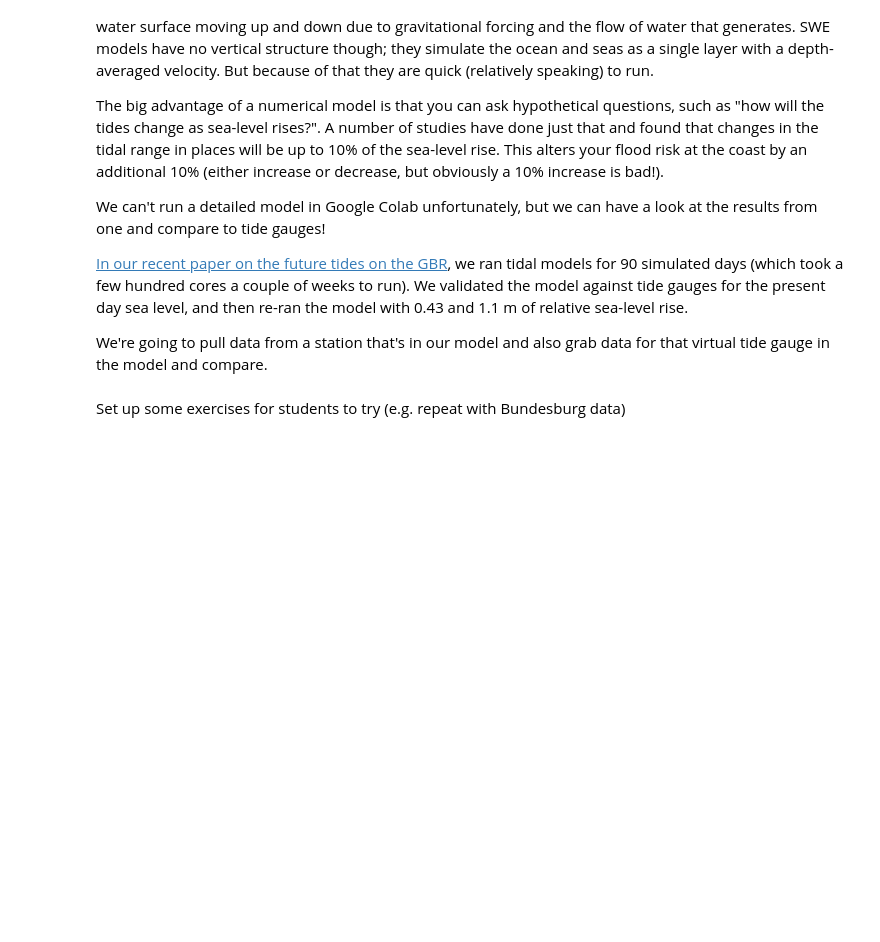
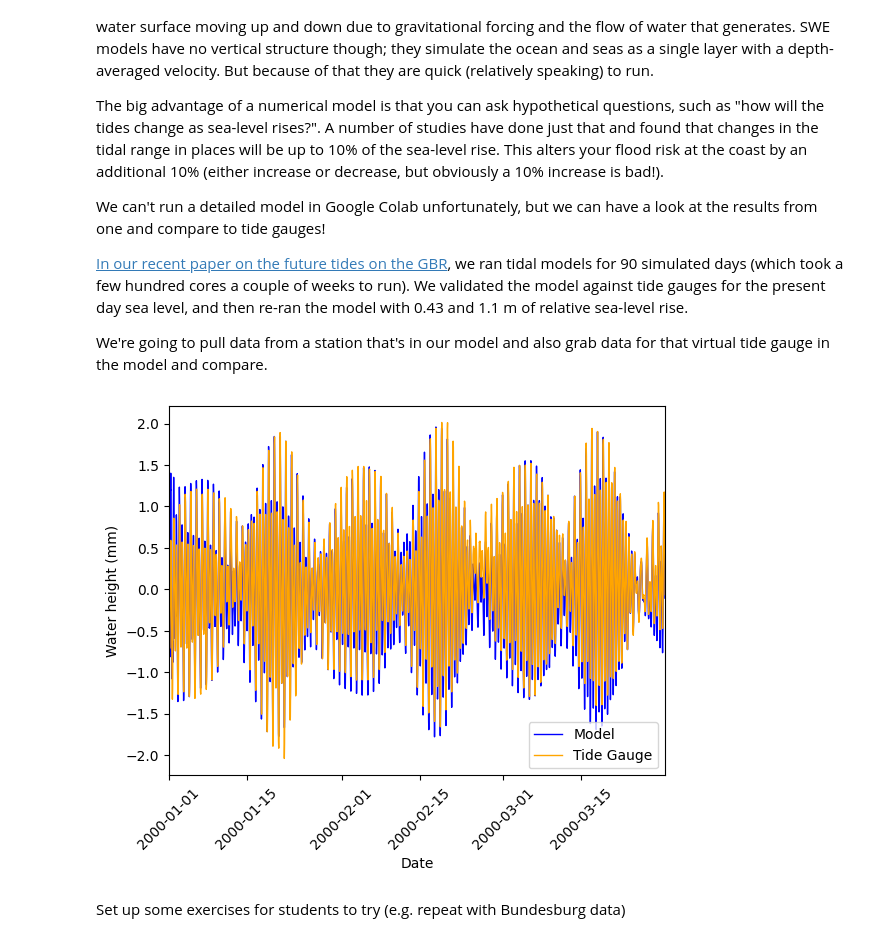
Before and after one commit to jhill1/tidal_analysis_workshop, a Jupyter notebook: Tidal_analysis.ipynb, the cells around one changed output. Cells and saved outputs as stored; diff of their text form; code cells hidden in the pictures; blank space fills up the shorter version.

```diff
--- a/Tidal_analysis.ipynb
+++ b/Tidal_analysis.ipynb
@@ -307,7 +307,7 @@ We can't run a detailed model in Google Colab unfortunately, but we can have a l
 We're going to pull data from a station that's in our model and also grab data for that virtual tide gauge in the model and compare.
 # %%
 townsville_url = "https://uhslc.soest.hawaii.edu/data/csv/fast/hourly/h334.csv"
-model_townsville_url = "GITHUB"
+model_townsville_url = "https://raw.githubusercontent.com/jhill1/tidal_analysis_workshop/main/Mawson_et_al_Townsville.csv"
 
 file_name = os.path.basename(townsville_url) # get the full path to the file
 if os.path.exists(file_name):
@@ -321,20 +321,38 @@ if os.path.exists(file_name):
   os.remove(file_name) # if exists, remove it directly
 file_name = wget.download(model_townsville_url, out=".")
 
-# will be in different format so will need to experiment here.
-Model_Townsville = read_and_process_data("townsville.csv")
+# Load in model data and reformat to match the tide gauge data
+Model_Townsville = pd.read_csv("Mawson_et_al_Townsville.csv")
+Model_Townsville['Date'] = pd.to_datetime(Model_Townsville['Time (s)'],
+                                          unit='s',
+                                          origin=datetime.datetime(2000,1,1,0,0,0))
+Model_Townsville.rename(columns={'Height (m)': 'Tide'})
+Model_Townsville = Model_Townsville.drop('Time (s)', axis=1)
+Model_Townsville = Model_Townsville.set_index('Date')
 
 # Our model ran from 1st Jan 2000, so let's pull the year 2000 from the real data
 Townsville_2000 = extract_single_year_remove_mean(2000, Townsville)
-# divide by 1000 to get into m and pull only 90 days worth
-# need to also discard the first 14 days for spin up (check with model data)
-
-# check rayleigh criterion for which constiuents
-# pull from both data sets
-# plot through time
-
-# Show a cross plot from the paper
-
-# create a cone plot from the paper data
+Townsville_2000['Tide'] /= 1000
+# %%
+fig_model=plt.figure()
+ax=fig_model.add_subplot(111)
+fd = ax.plot(Model_Townsville, color="blue", lw=1, label="Model")
+bi = ax.plot(Townsville_2000['Tide'], color="orange", lw=1, label="Tide Gauge")
+ax.set_xlabel("Date")
+ax.set_ylabel("Water height (mm)")
+ax.tick_params(axis='x', rotation=45)
+ax.legend()
+ax.set_xlim([datetime.date(2000, 1, 1), datetime.date(2000, 3, 30)])
+fig_june.tight_layout()
+
+# check rayleigh criterion for which constiuents
+# pull from both data sets
+# plot through time
+
+# Show a cross plot from the paper
+
+# create a cone plot from the paper data
+# %% [output]
+[figure, added]
 # %% [markdown]
 Set up some exercises for students to try (e.g. repeat with Bundesburg data)
```
Also changed, not shown: parts of 3 cells of this notebook.
